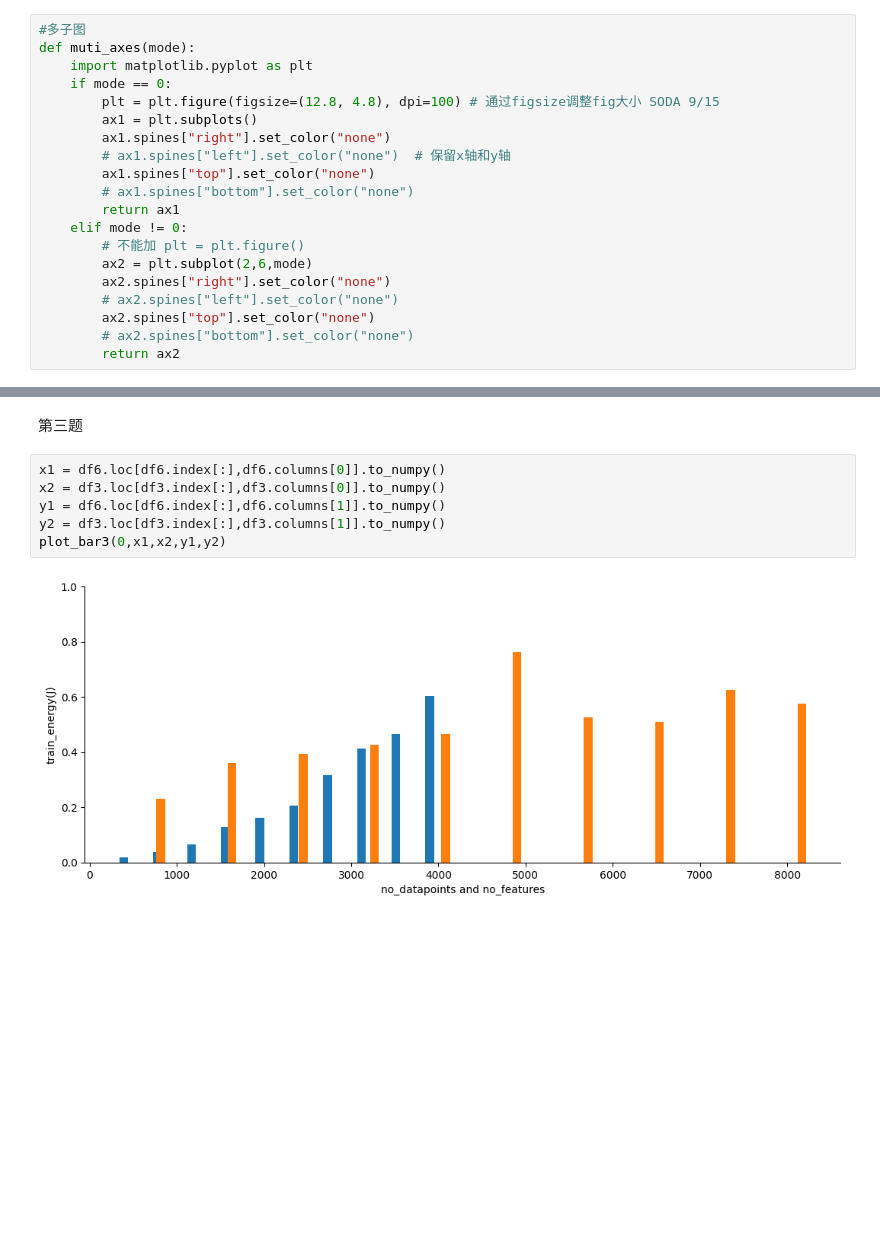
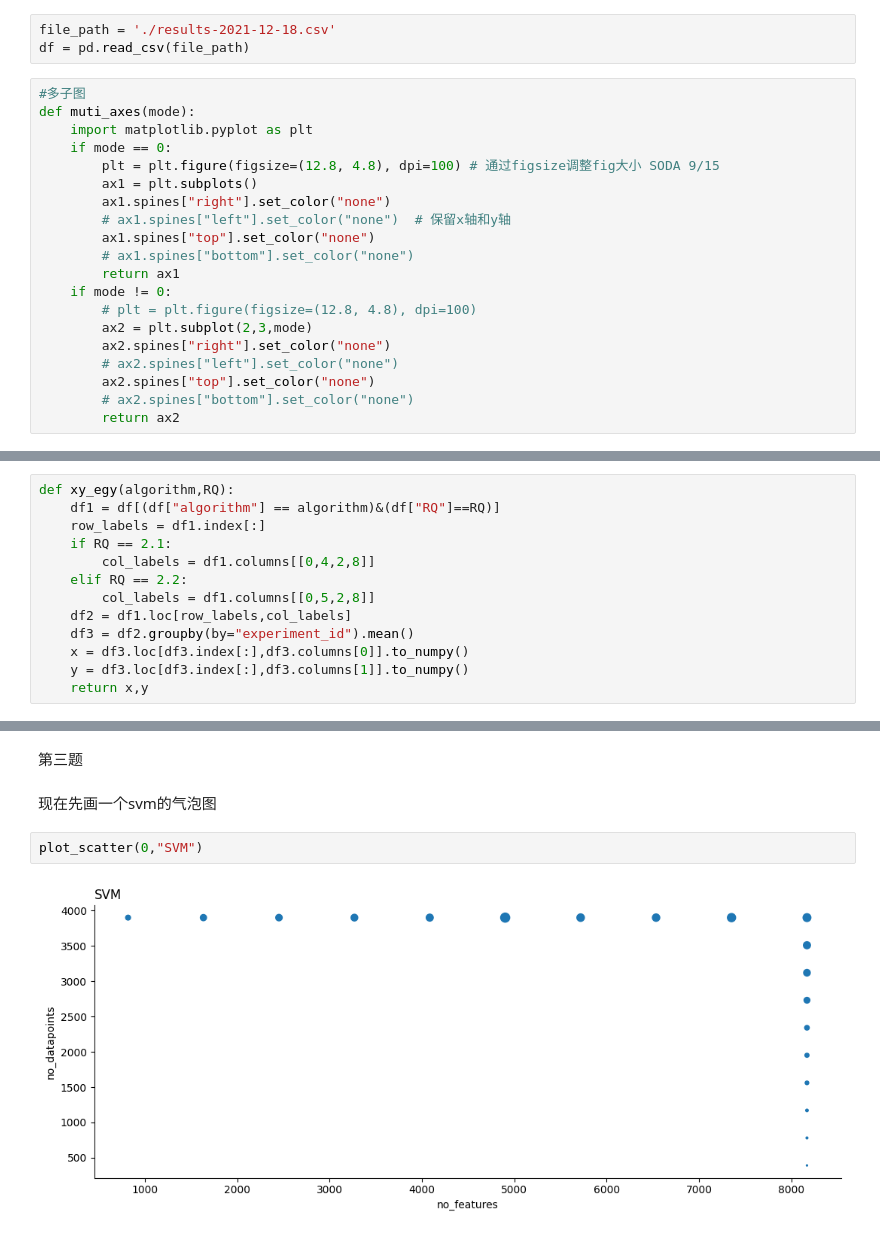
Before and after one commit to kikyo01/info250, a Jupyter notebook: project1/project1.ipynb, the cells around one changed output, grey strips where cells are left out. Drawn from its saved outputs; the diff is of its cells as text; blank space fills up the shorter version.

```diff
--- a/project1/project1.ipynb
+++ b/project1/project1.ipynb
@@ -2,6 +2,9 @@
 import numpy as np
 import pandas as pd
 import matplotlib.pyplot as plt
+# %%
+file_path = './results-2021-12-18.csv'
+df = pd.read_csv(file_path)
 # %%
 #多子图
 def muti_axes(mode):
@@ -14,9 +17,9 @@ def muti_axes(mode):
         ax1.spines["top"].set_color("none")
         # ax1.spines["bottom"].set_color("none")
         return ax1
-    elif mode != 0:
-        # 不能加 plt = plt.figure()
-        ax2 = plt.subplot(2,6,mode)
+    if mode != 0:
+        # plt = plt.figure(figsize=(12.8, 4.8), dpi=100)
+        ax2 = plt.subplot(2,3,mode)
         ax2.spines["right"].set_color("none")
         # ax2.spines["left"].set_color("none")
         ax2.spines["top"].set_color("none")
@@ -80,0 +28,13 @@ def plot_bar3(ax,x1,x2,y1,y2):
+# %%
+def xy_egy(algorithm,RQ):
+    df1 = df[(df["algorithm"] == algorithm)&(df["RQ"]==RQ)]
+    row_labels = df1.index[:]
+    if RQ == 2.1:
+        col_labels = df1.columns[[0,4,2,8]]
+    elif RQ == 2.2:
+        col_labels = df1.columns[[0,5,2,8]]
+    df2 = df1.loc[row_labels,col_labels]
+    df3 = df2.groupby(by="experiment_id").mean()
+    x = df3.loc[df3.index[:],df3.columns[0]].to_numpy()
+    y = df3.loc[df3.index[:],df3.columns[1]].to_numpy()
+    return x,y
@@ -137,11 +130,9 @@ plot_bar2(0,x,y)
 # %% [markdown]
 第三题
-# %%
-x1 = df6.loc[df6.index[:],df6.columns[0]].to_numpy()
-x2 = df3.loc[df3.index[:],df3.columns[0]].to_numpy()
-y1 = df6.loc[df6.index[:],df6.columns[1]].to_numpy()
-y2 = df3.loc[df3.index[:],df3.columns[1]].to_numpy()
-plot_bar3(0,x1,x2,y1,y2)
-# %% [output]
-[figure, removed]
+# %% [markdown]
+现在先画一个svm的气泡图
+# %%
+plot_scatter(0,"SVM")
+# %% [output]
+[figure, added]
 # %%
```
Also changed, not shown: parts of 14 cells of this notebook.
